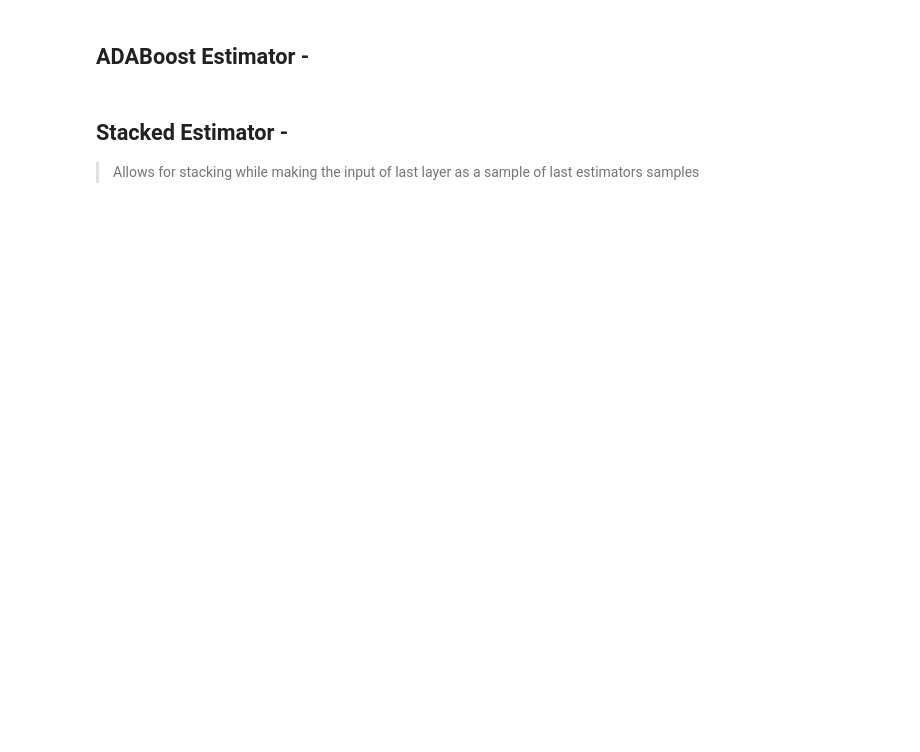
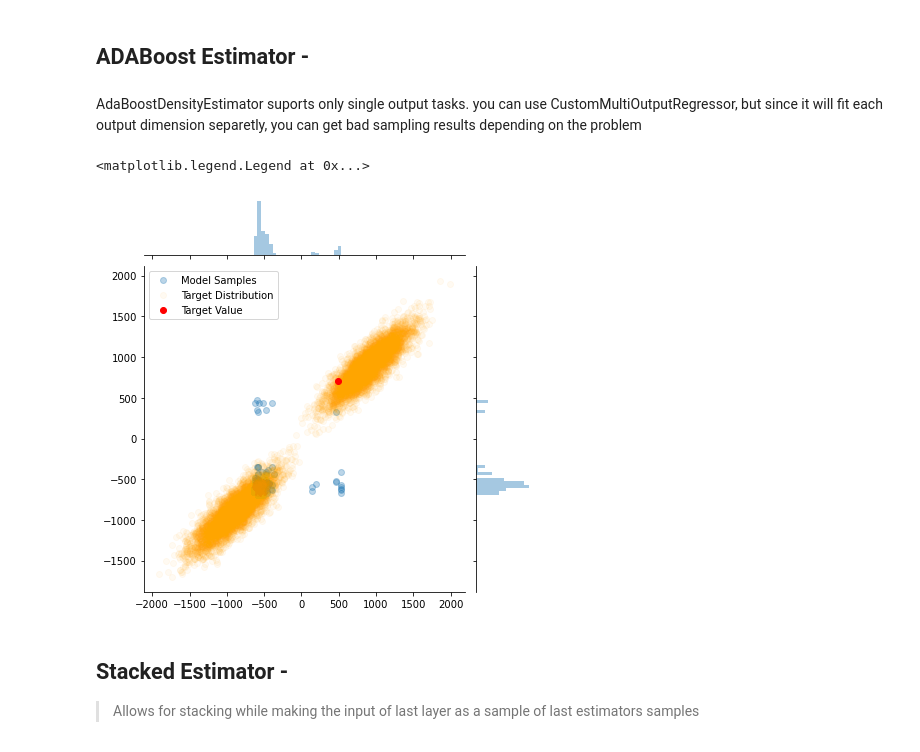
Before and after one commit to AlanGanem/scikit-density, a Jupyter notebook: notebooks/02_meta.estimators.ipynb, the cells around one changed output. Cells and saved outputs as stored; diff of their text form; code cells hidden in the pictures; blank space fills up the shorter version.

```diff
--- a/notebooks/02_meta.estimators.ipynb
+++ b/notebooks/02_meta.estimators.ipynb
@@ -124,9 +218,47 @@ jntplot.ax_joint.scatter(y[0,0], y[0,1], color = 'red')
 # %% [markdown]
 ## ADABoost Estimator -
-# %%
-class AdaBoostDensityEstiamtor(AdaBoostRegressor):
-    def sample(self, X, sample_size = None, weights = None):
-        '''Sample according to estimator weights'''
+# %%
+#export
+class AdaBoostDensityEstiamtor(ensemble.AdaBoostRegressor):
+
+    def sample(self, X, sample_size = 10, weights = 'boosting_weights'):
+        '''Sample according to estimator weights'''
+
+
+        predictions = np.array([
+            est.predict(X) for est in self.estimators_[:len(self.estimators_)]]).T
+
+        if weights is None:
+            weights = np.ones(sample_size)[:len(self.estimators_)]
+            weights /= weights.sum()
+
+        elif weights == 'boosting_weights':
+            weights = self.estimator_weights_[:len(self.estimators_)]
+            weights /= weights.sum()
+        else:
+            weights = self.estimator_weights_[:len(self.estimators_)]*weights
+            weights /= weights.sum()
+
+
+        samples = [np.random.choice(predictions[i].flatten(), size = sample_size, p = weights) for i in range(predictions.shape[0])]
+        return np.array(samples)
+# %% [markdown]
+AdaBoostDensityEstimator suports only single output tasks. you can use CustomMultiOutputRegressor, but since it will fit each output dimension separetly, you can get bad sampling results depending on the problem
+# %%
+estimator = AdaBoostDensityEstiamtor(TransformedTargetEstimator(LinearRegression)(), learning_rate = 0.01)
+multioutput_estimator = CustomMultiOutputRegressor(estimator)
+density_estimator = multioutput_estimator.fit(X_train, y_train)
+
+samples = density_estimator.sample(X_test[0:1], sample_size = 100)
+
+jntplot = sns.jointplot(samples[0,:,0], samples[0,:,1], joint_kws = {'label':'Model Samples', 'alpha':0.3})
+jntplot.ax_joint.scatter(y[:,0], y[:,1], color = 'orange', alpha = 0.05, label = 'Target Distribution')
+jntplot.ax_joint.scatter(y_test[0,0], y_test[0,1], color = 'red', label = 'Target Value')
+
+jntplot.ax_joint.legend()
+# %% [output]
+<matplotlib.legend.Legend at 0x...>
+[figure, added]
 # %% [markdown]
 ## Stacked Estimator -
 
```
Also changed, not shown: parts of 19 cells of this notebook, 5 other files.
